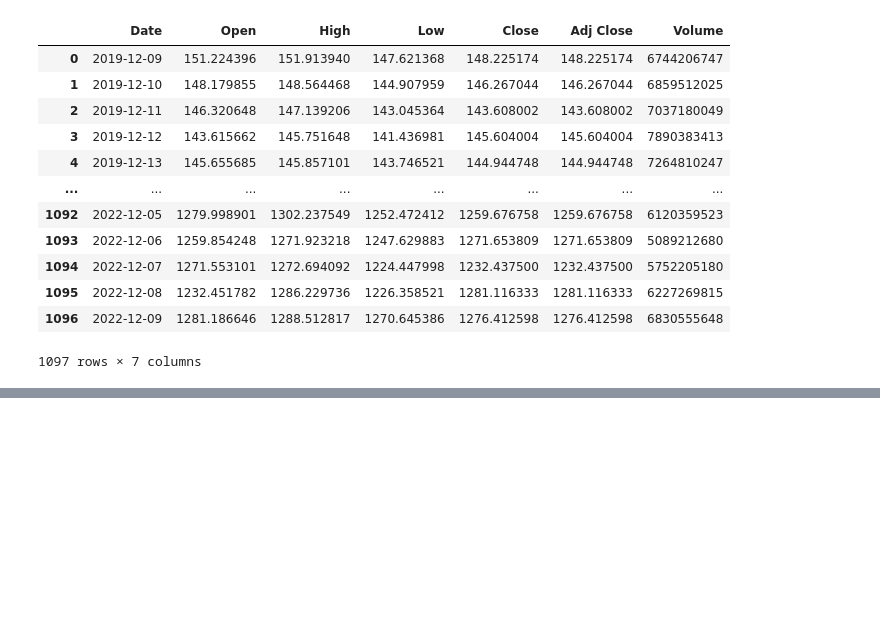
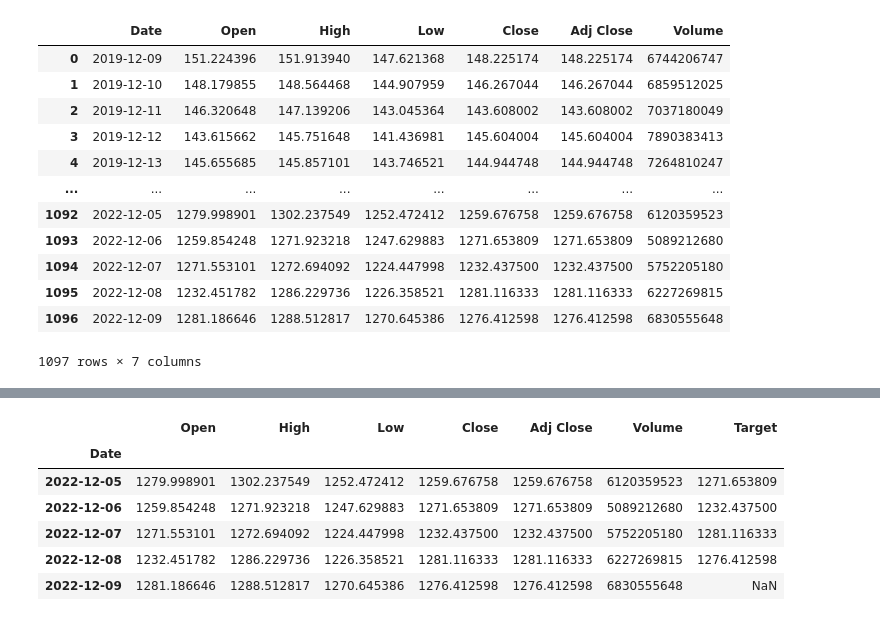
Before and after one commit to it21053528/Machine-learning, a Jupyter notebook: Ether price/EtherPredict.ipynb, the cells around one changed output, grey strips where cells are left out. Saved outputs shown, nothing was run; the diff lists cells and outputs as text; code cells hidden in the pictures; blank space fills up the shorter version.

```diff
--- a/Ether price/EtherPredict.ipynb
+++ b/Ether price/EtherPredict.ipynb
@@ -83,0 +55,10 @@ RandomForestRegressor does not accept missing values encoded as NaN natively. Fo
+# %%
+data.tail()
+# %% [output]
+|  | Open | High | Low | Close | Adj Close | Volume | Target |
+| Date |  |  |  |  |  |  |  |
+| 2022-12-05 | 1279.998901 | 1302.237549 | 1252.472412 | 1259.676758 | 1259.676758 | 6120359523 | 1271.653809 |
+| 2022-12-06 | 1259.854248 | 1271.923218 | 1247.629883 | 1271.653809 | 1271.653809 | 5089212680 | 1232.437500 |
+| 2022-12-07 | 1271.553101 | 1272.694092 | 1224.447998 | 1232.437500 | 1232.437500 | 5752205180 | 1281.116333 |
+| 2022-12-08 | 1232.451782 | 1286.229736 | 1226.358521 | 1281.116333 | 1281.116333 | 6227269815 | 1276.412598 |
+| 2022-12-09 | 1281.186646 | 1288.512817 | 1270.645386 | 1276.412598 | 1276.412598 | 6830555648 | NaN |
```
Also changed, not shown: parts of 16 cells of this notebook.
